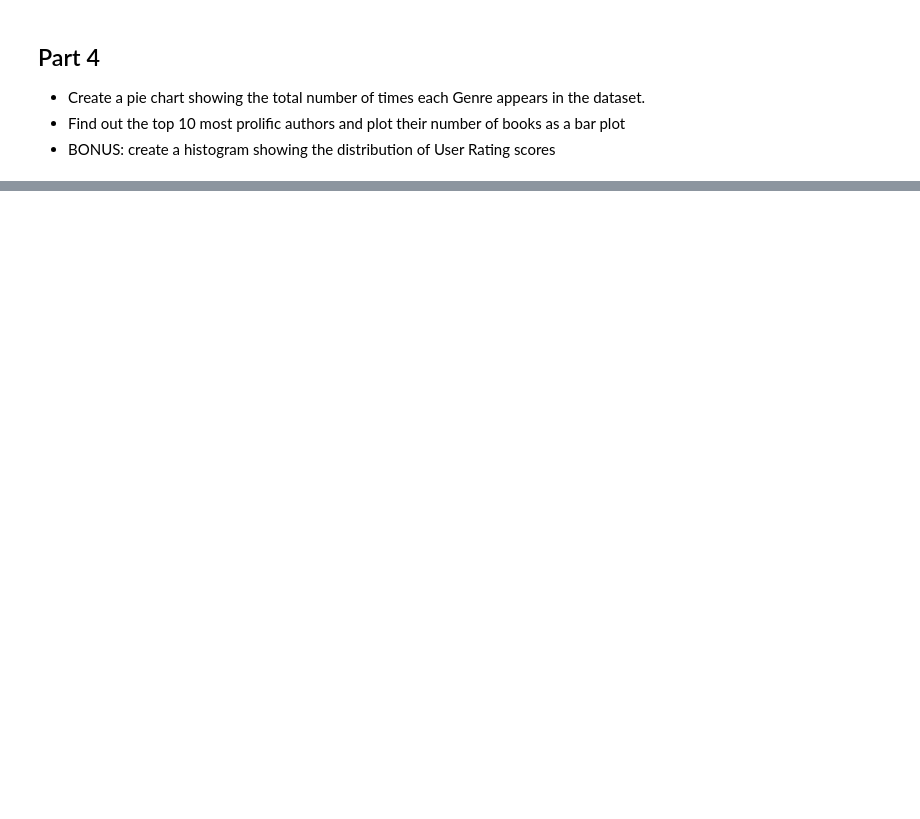
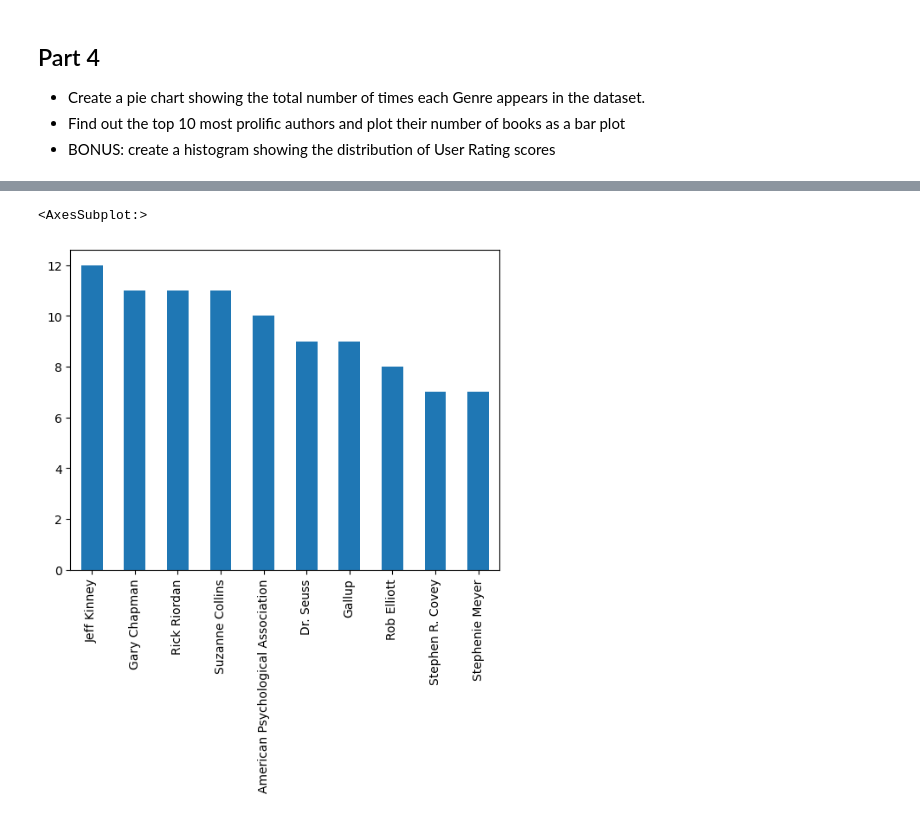
Before and after one commit to magdalenapek/Exercises, a Jupyter notebook: solutions_udemy_course/EXERCISE_04_Series.ipynb, the cells around one changed output, grey strips where cells are left out. Drawn from its saved outputs; the diff is of its cells as text; code cells hidden in the pictures; blank space fills up the shorter version.

```diff
--- a/solutions_udemy_course/EXERCISE_04_Series.ipynb
+++ b/solutions_udemy_course/EXERCISE_04_Series.ipynb
@@ -102,0 +178,5 @@ Name: Author, dtype: object
+# %%
+bestsellers["Author"].value_counts().head(10).plot(kind = "bar")
+# %% [output]
+<AxesSubplot:>
+[figure, added]
```
Also changed, not shown: parts of 8 cells of this notebook, 1 other file.
